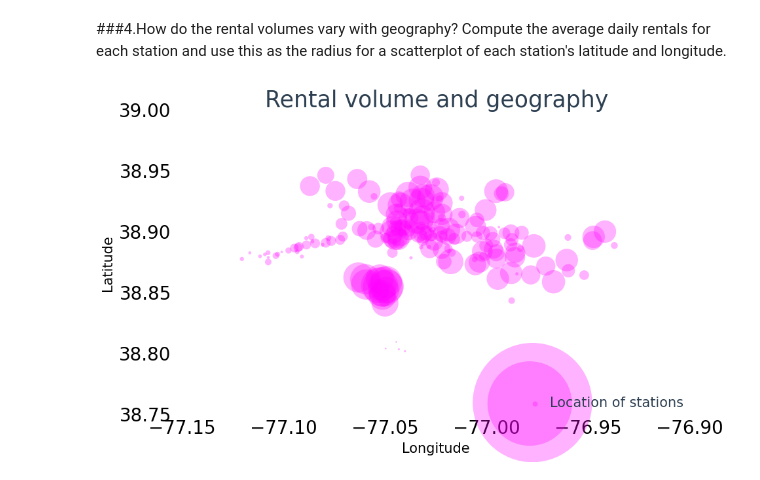
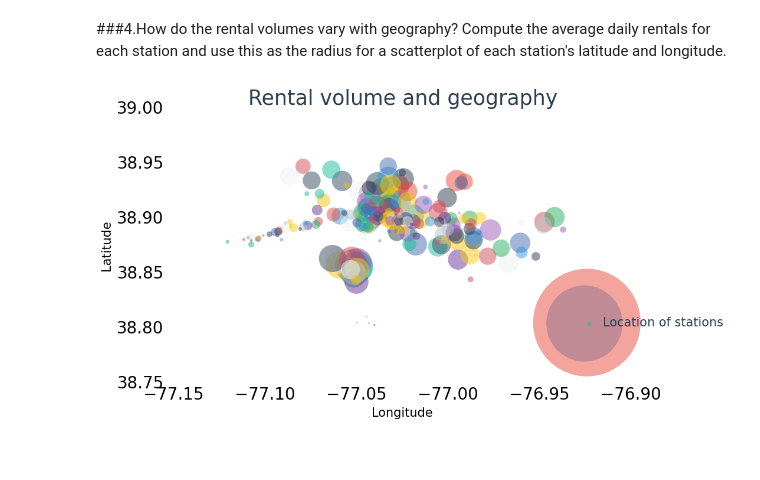
Before and after one commit to kaka0525/Process-Bike-Share-data-with-Pandas, a Jupyter notebook: bike_plot.ipynb, the cells around one changed output. Cells and saved outputs as stored; diff of their text form; code cells hidden in the pictures; blank space fills up the shorter version.

```diff
--- a/bike_plot.ipynb
+++ b/bike_plot.ipynb
@@ -140,9 +140,9 @@ merged_df = pd.concat([stations, average_rental_df], axis=1)
 # %%
-plt.scatter(merged_df['long'], merged_df['lat'], color='magenta', alpha=0.3, s=(merged_df['average_rental']*10), label='Location of stations', )
-plt.legend(loc=4)
+plt.scatter(merged_df['long'], merged_df['lat'], color=c_cycle, alpha=0.5, s=(merged_df['average_rental']*10), label='Location of stations', )
+plt.legend(bbox_to_anchor=(1.2, 0.2), loc='lower right', borderaxespad=0)
 plt.xlabel('Longitude')
 plt.ylabel('Latitude')
 plt.title('Rental volume and geography')
 plt.show()
 # %% [output]
-[figure, old version]
+[figure, new version]
```
Also changed, not shown: parts of 2 cells of this notebook.
